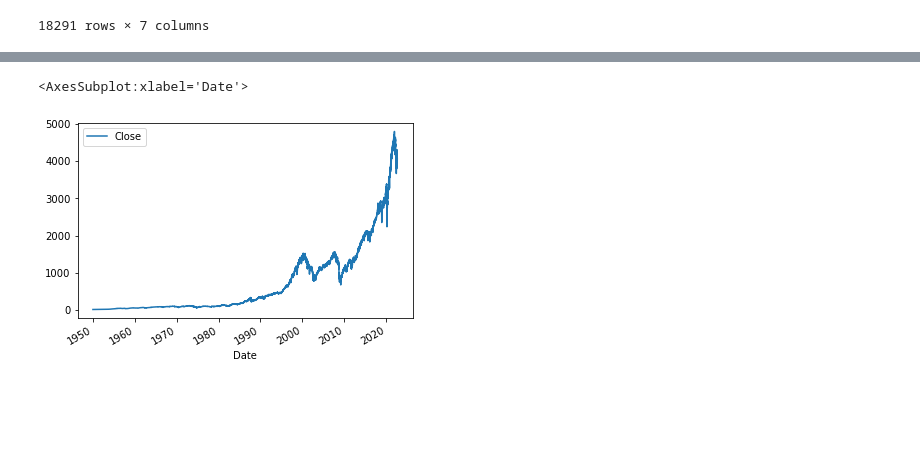
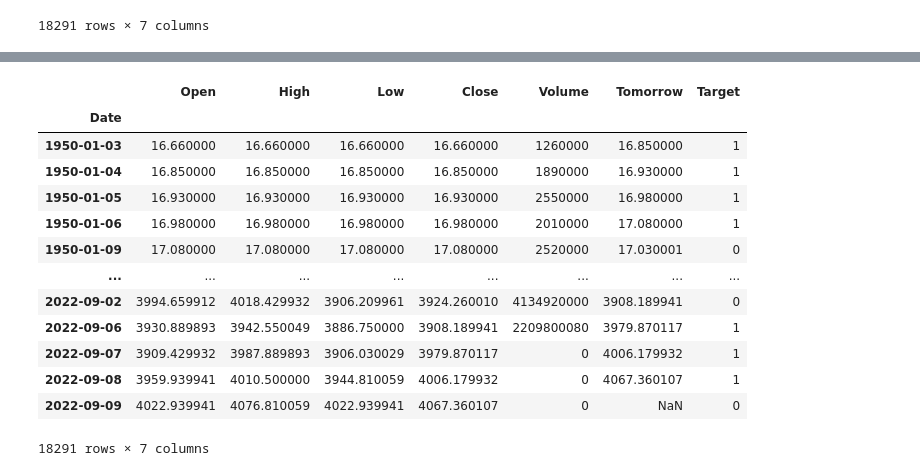
Before and after one commit to Eben-Success/Predict_Stock_Market_with_Machine_Learning, a Jupyter notebook: stock_market.ipynb, the cells around one changed output, grey strips where cells are left out. Saved outputs shown, nothing was run; the diff lists cells and outputs as text; code cells hidden in the pictures; blank space fills up the shorter version.

```diff
--- a/stock_market.ipynb
+++ b/stock_market.ipynb
@@ -24 +49,5 @@ sp500
+# %%
+# shift the days
+
+sp500["Tomorrow"]  = sp500["Close"].shift(-1)
 # %%
@@ -35,5 +69,0 @@ DatetimeIndex(['1950-01-03', '1950-01-04', '1950-01-05', '1950-01-06',
-# %%
-sp500.plot.line(y="Close", use_index=True)
-# %% [output]
-<AxesSubplot:xlabel='Date'>
-[figure, removed]
@@ -42,0 +70,19 @@ del sp500["Stock Splits"]
+# %%
+sp500["Target"] = (sp500["Tomorrow"] > sp500["Close"]).astype(int)
+# %%
+sp500
+# %% [output]
+|  | Open | High | Low | Close | Volume | Tomorrow | Target |
+| Date |  |  |  |  |  |  |  |
+| 1950-01-03 | 16.660000 | 16.660000 | 16.660000 | 16.660000 | 1260000 | 16.850000 | 1 |
+| 1950-01-04 | 16.850000 | 16.850000 | 16.850000 | 16.850000 | 1890000 | 16.930000 | 1 |
+| 1950-01-05 | 16.930000 | 16.930000 | 16.930000 | 16.930000 | 2550000 | 16.980000 | 1 |
+| 1950-01-06 | 16.980000 | 16.980000 | 16.980000 | 16.980000 | 2010000 | 17.080000 | 1 |
+| 1950-01-09 | 17.080000 | 17.080000 | 17.080000 | 17.080000 | 2520000 | 17.030001 | 0 |
+| ... | ... | ... | ... | ... | ... | ... | ... |
+| 2022-09-02 | 3994.659912 | 4018.429932 | 3906.209961 | 3924.260010 | 4134920000 | 3908.189941 | 0 |
+| 2022-09-06 | 3930.889893 | 3942.550049 | 3886.750000 | 3908.189941 | 2209800080 | 3979.870117 | 1 |
+| 2022-09-07 | 3909.429932 | 3987.889893 | 3906.030029 | 3979.870117 | 0 | 4006.179932 | 1 |
+| 2022-09-08 | 3959.939941 | 4010.500000 | 3944.810059 | 4006.179932 | 0 | 4067.360107 | 1 |
+| 2022-09-09 | 4022.939941 | 4076.810059 | 4022.939941 | 4067.360107 | 0 | NaN | 0 |
+18291 rows × 7 columns
```
Also changed, not shown: parts of 9 cells of this notebook.
